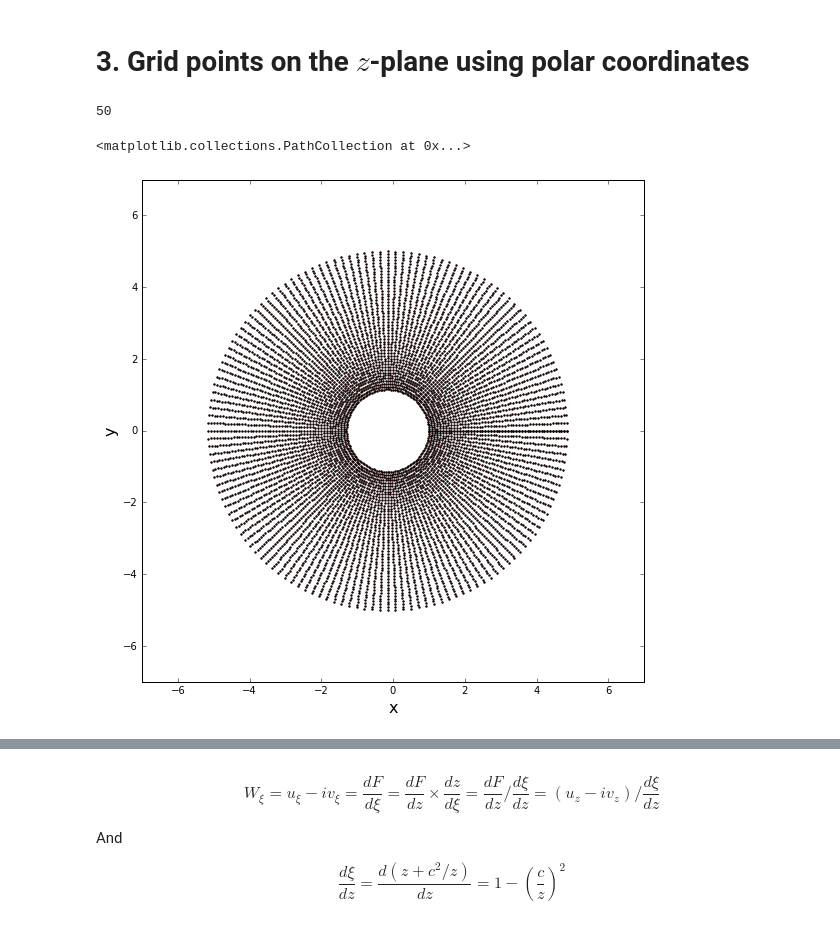
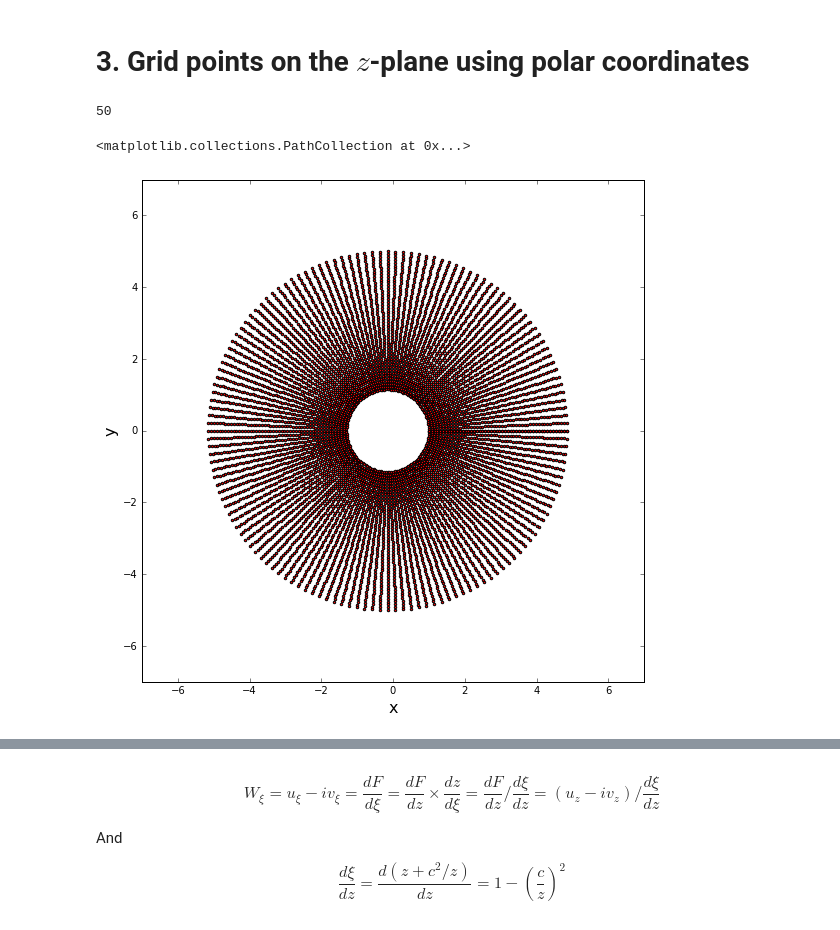
Before and after one commit to lpgleaves/mae6226-workspace, a Jupyter notebook: 06_Assignment_working.ipynb, the cells around one changed output, grey strips where cells are left out. Drawn from its saved outputs; the diff is of its cells as text; code cells hidden in the pictures.

```diff
--- a/06_Assignment_working.ipynb
+++ b/06_Assignment_working.ipynb
@@ -100,29 +100,29 @@ pyplot.ylim(-3,3)
 # %%
 r1 = numpy.linspace(1.15,5,50)
 #r2 = -1*r1
 #r = numpy.concatenate((r1,r2),axis=0)
 r = r1
 print(numpy.size(r))
 theta = numpy.linspace(0,2*numpy.pi,145)
 c = 1
 
 R, THETA = numpy.meshgrid(r,theta)
 xc = -0.15
 yc = 0
 
 zcirc = (R*numpy.cos(THETA) + xc)+((R*numpy.sin(THETA) + yc)*1j)
 
 size = 9
 pyplot.figure(figsize=(size, size))
 pyplot.xlabel('x', fontsize=16)
 pyplot.ylabel('y', fontsize=16)
 pyplot.xlim(-7,7)
 pyplot.ylim(-7,7)
-pyplot.scatter(zcirc.real,zcirc.imag,s=2,c='r')
+pyplot.scatter(zcirc.real,zcirc.imag,s=6,c='r')
 # %% [output]
 50
 <matplotlib.collections.PathCollection at 0x...>
-[figure, old version]
+[figure, new version]
 # %%
 xi = zcirc + c**2/(zcirc)
 
```
Also changed, not shown: parts of 15 cells of this notebook.
